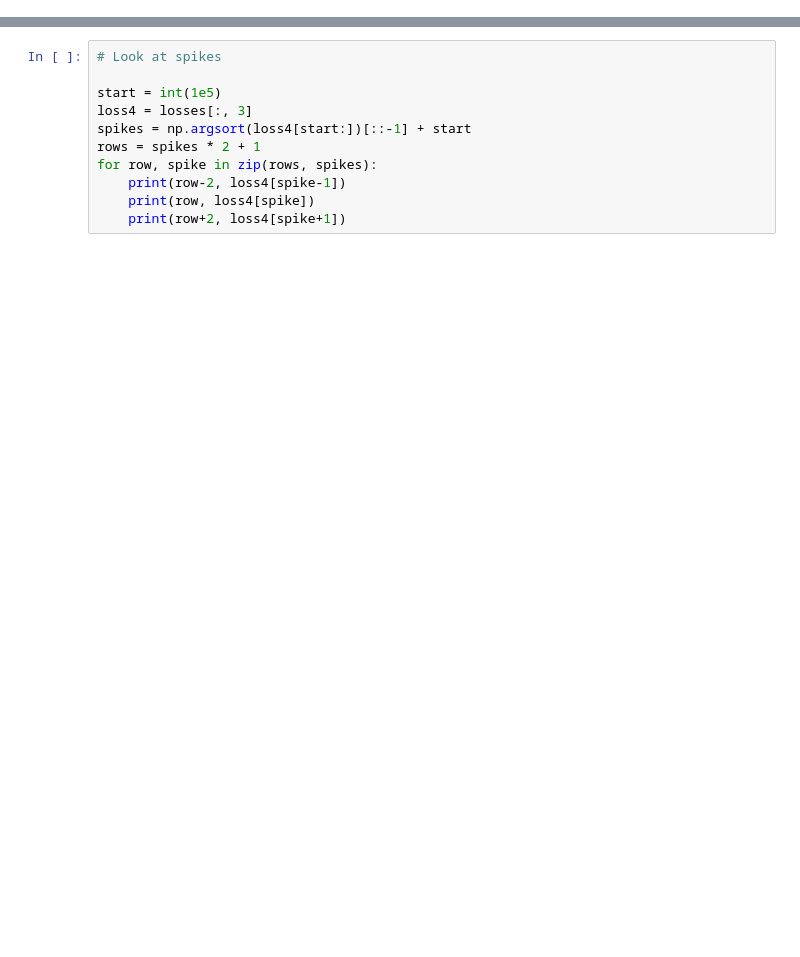
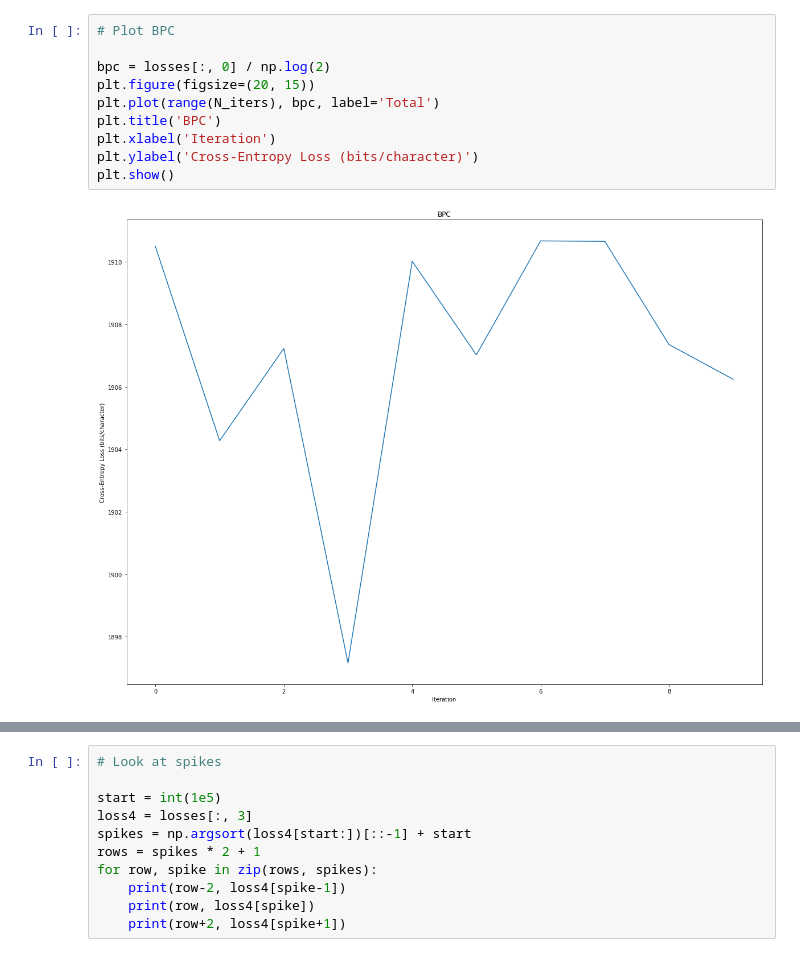
Before and after one commit to matthewkennedy5/RRNN, a Jupyter notebook: visualize-results.ipynb, the cells around one changed output, grey strips where cells are left out. Drawn from its saved outputs; the diff is of its cells as text; blank space fills up the shorter version.

```diff
--- a/visualize-results.ipynb
+++ b/visualize-results.ipynb
@@ -45,3 +44,15 @@ plt.show()
+# %%
+# Plot BPC
+
+bpc = losses[:, 0] / np.log(2)
+plt.figure(figsize=(20, 15))
+plt.plot(range(N_iters), bpc, label='Total')
+plt.title('BPC')
+plt.xlabel('Iteration')
+plt.ylabel('Cross-Entropy Loss (bits/character)')
+plt.show()
+# %% [output]
+[figure, added]
 # %%
 # Plot train and validation loss in the same figure
 
```
Also changed, not shown: parts of 7 cells of this notebook.
